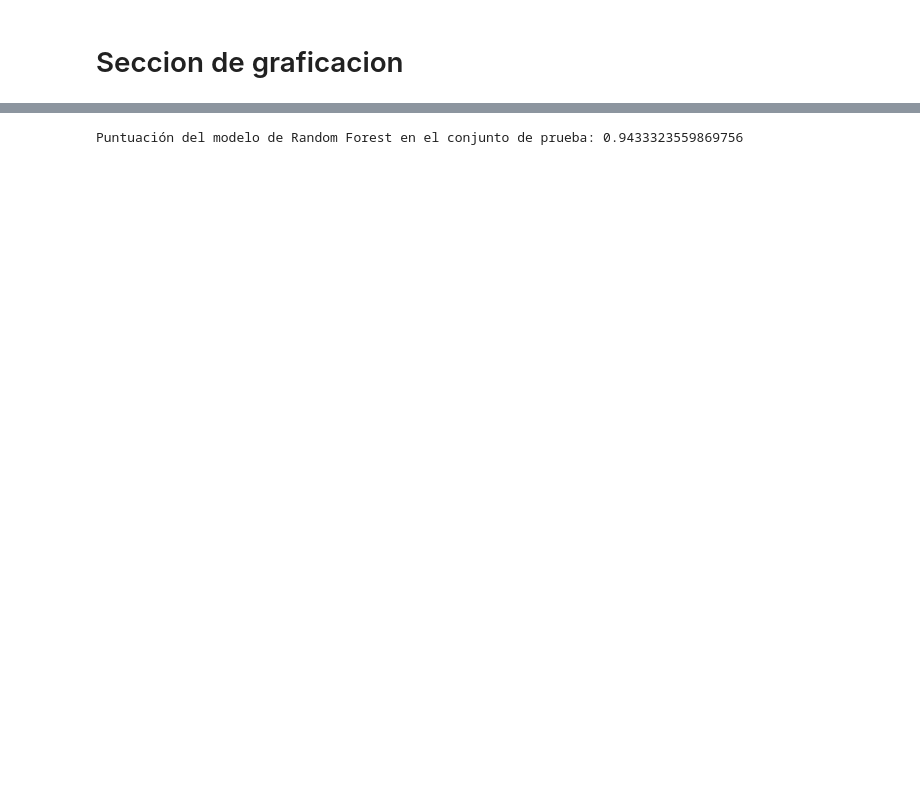
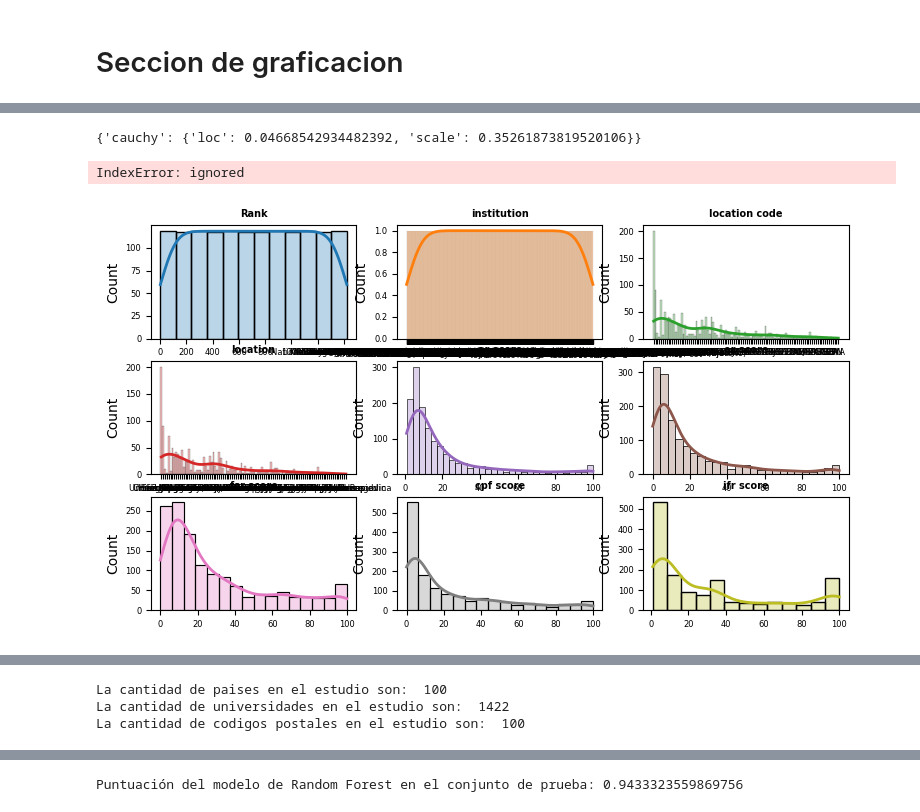
Before and after one commit to SekDak12/Proyecto-Ciencia, a Jupyter notebook: Proyecto.ipynb, the cells around one changed output, grey strips where cells are left out. Cells and saved outputs as stored; diff of their text form; code cells hidden in the pictures; blank space fills up the shorter version.

```diff
--- a/Proyecto.ipynb
+++ b/Proyecto.ipynb
@@ -258,3 +287,43 @@ sns.pairplot(dfclean, vars = ['ar score', 'er score','fsr score','cpf score','if
+# %%
+from scipy import stats
+from fitter import Fitter
+
+# 80 distribuciones
+distribuciones = ['cauchy', 'chi2', 'expon',  'exponpow', 'gamma',
+                  'norm', 'powerlaw', 'beta', 'logistic']
+# Atributo
+fitter = Fitter(dfclean["score scaled 2.0"], distributions=distribuciones)
+fitter.fit()
+fitter.summary(Nbest=10, plot=False)
+
+fitter.get_best(method = 'sumsquare_error')
+# %% [output]
+{'cauchy': {'loc': 0.04668542934482392, 'scale': 0.35261873819520106}}
+# %%
+
+fig, axes = plt.subplots(nrows=3, ncols=3, figsize=(9, 5))
+axes = axes.flat
+for i, colum in enumerate(dfclean):
+    sns.histplot(
+        data     = dfclean,
+        x        = colum,
+        stat     = "count",
+        kde      = True,
+        color    = (list(plt.rcParams['axes.prop_cycle'])*2)[i]["color"],
+        line_kws = {'linewidth': 2},
+        alpha    = 0.3,
+        ax       = axes[i]
+    )
+    axes[i].set_title(colum, fontsize = 7, fontweight = "bold")
+    axes[i].tick_params(labelsize = 6)
+    axes[i].set_xlabel("")
+
+
+fig.tight_layout()
+plt.subplots_adjust(top = 0.9)
+# %% [output]
+IndexError: ignored
+[figure, added]
 # %%
 dfclean
 # %% [output]
@@ -271,3 +340,13 @@ dfclean
 | 1420 | 1421 | University of Craiova | RO | Romania | 3.3 | 1.8 | 2.7 | 2.0 | 31.659517 | ... |
 | 1421 | 1422 | University of Oradea | RO | Romania | 4.0 | 2.1 | 3.3 | 1.5 | 1.700000 | ... |
 1422 rows × 13 columns
+# %%
+dfclean['location'].unique()
+
+print("La cantidad de paises en el estudio son: ",len(dfclean['location'].unique()))
+print("La cantidad de universidades en el estudio son: ",len(dfclean['institution'].unique()))
+print("La cantidad de codigos postales en el estudio son: ",len(dfclean['location code'].unique()))
+# %% [output]
+La cantidad de paises en el estudio son:  100
+La cantidad de universidades en el estudio son:  1422
+La cantidad de codigos postales en el estudio son:  100
```
Also changed, not shown: parts of 18 cells of this notebook.
